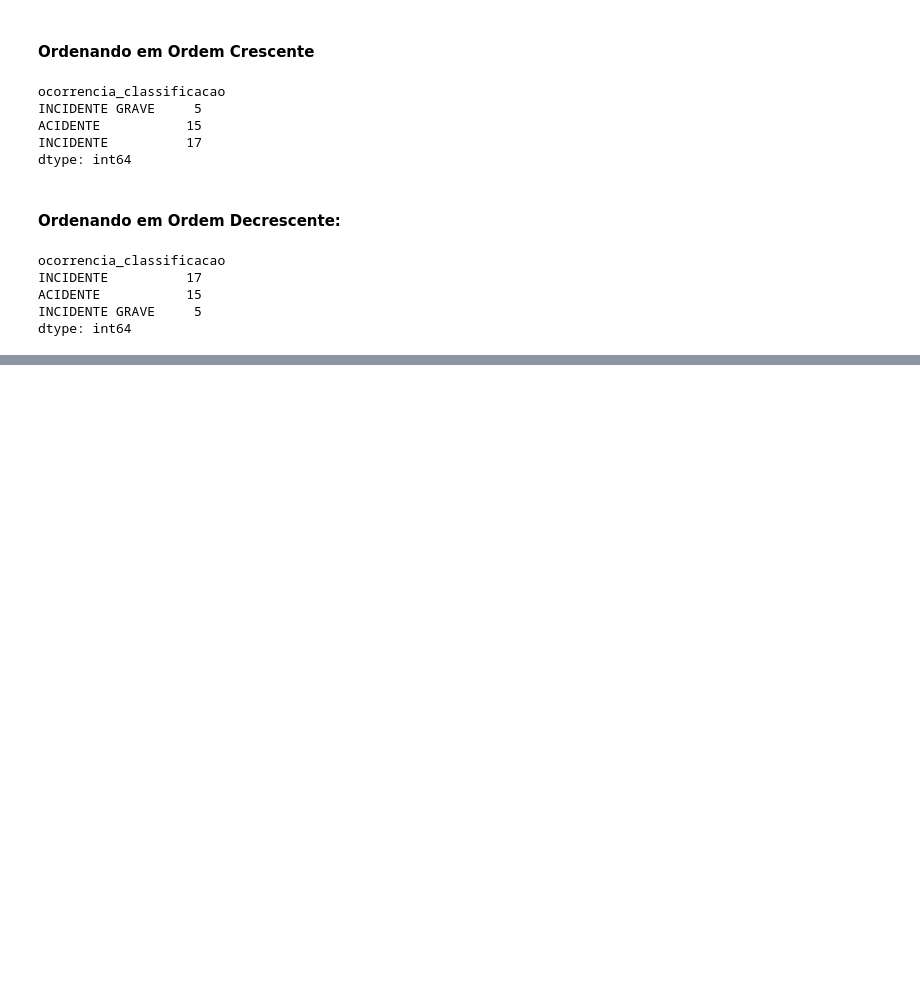
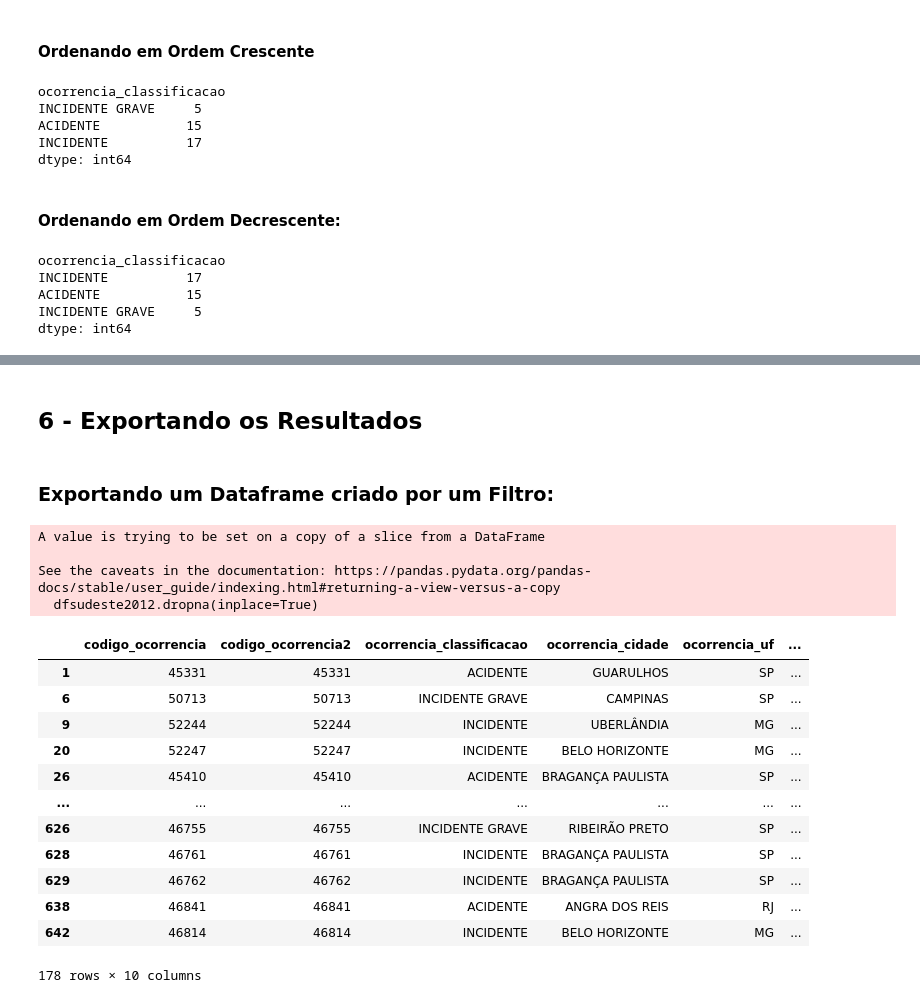
Before and after one commit to rigueti-bruno/Cognizant-Data-Cloud-Engineer, a Jupyter notebook: Programação_Python/05-Fundamentos de ETL com Python/05-3-ETL com Python - Transformacao.ipynb, the cells around one changed output, grey strips where cells are left out. Cells and saved outputs as stored; diff of their text form; code cells hidden in the pictures; blank space fills up the shorter version.

```diff
--- a/Programação_Python/05-Fundamentos de ETL com Python/05-3-ETL com Python - Transformacao.ipynb
+++ b/Programação_Python/05-Fundamentos de ETL com Python/05-3-ETL com Python - Transformacao.ipynb
@@ -793,0 +1054,27 @@ dtype: int64
+# %% [markdown]
+## 6 - Exportando os Resultados
+# %% [markdown]
+### Exportando um Dataframe criado por um Filtro:
+# %%
+dfsudeste2012.dropna(inplace=True)
+# %% [output]
+A value is trying to be set on a copy of a slice from a DataFrame
+
+See the caveats in the documentation: https://pandas.pydata.org/pandas-docs/stable/user_guide/indexing.html#returning-a-view-versus-a-copy
+  dfsudeste2012.dropna(inplace=True)
+# %%
+dfsudeste2012.drop(['ocorrencia_horas'],axis=1)
+# %% [output]
+|  | codigo_ocorrencia | codigo_ocorrencia2 | ocorrencia_classificacao | ocorrencia_cidade | ocorrencia_uf | ... |
+| 1 | 45331 | 45331 | ACIDENTE | GUARULHOS | SP | ... |
+| 6 | 50713 | 50713 | INCIDENTE GRAVE | CAMPINAS | SP | ... |
+| 9 | 52244 | 52244 | INCIDENTE | UBERLÂNDIA | MG | ... |
+| 20 | 52247 | 52247 | INCIDENTE | BELO HORIZONTE | MG | ... |
+| 26 | 45410 | 45410 | ACIDENTE | BRAGANÇA PAULISTA | SP | ... |
+| ... | ... | ... | ... | ... | ... | ... |
+| 626 | 46755 | 46755 | INCIDENTE GRAVE | RIBEIRÃO PRETO | SP | ... |
+| 628 | 46761 | 46761 | INCIDENTE | BRAGANÇA PAULISTA | SP | ... |
+| 629 | 46762 | 46762 | INCIDENTE | BRAGANÇA PAULISTA | SP | ... |
+| 638 | 46841 | 46841 | ACIDENTE | ANGRA DOS REIS | RJ | ... |
+| 642 | 46814 | 46814 | INCIDENTE | BELO HORIZONTE | MG | ... |
+178 rows × 10 columns
```
Also changed, not shown: parts of 38 cells of this notebook, 7 other files.
